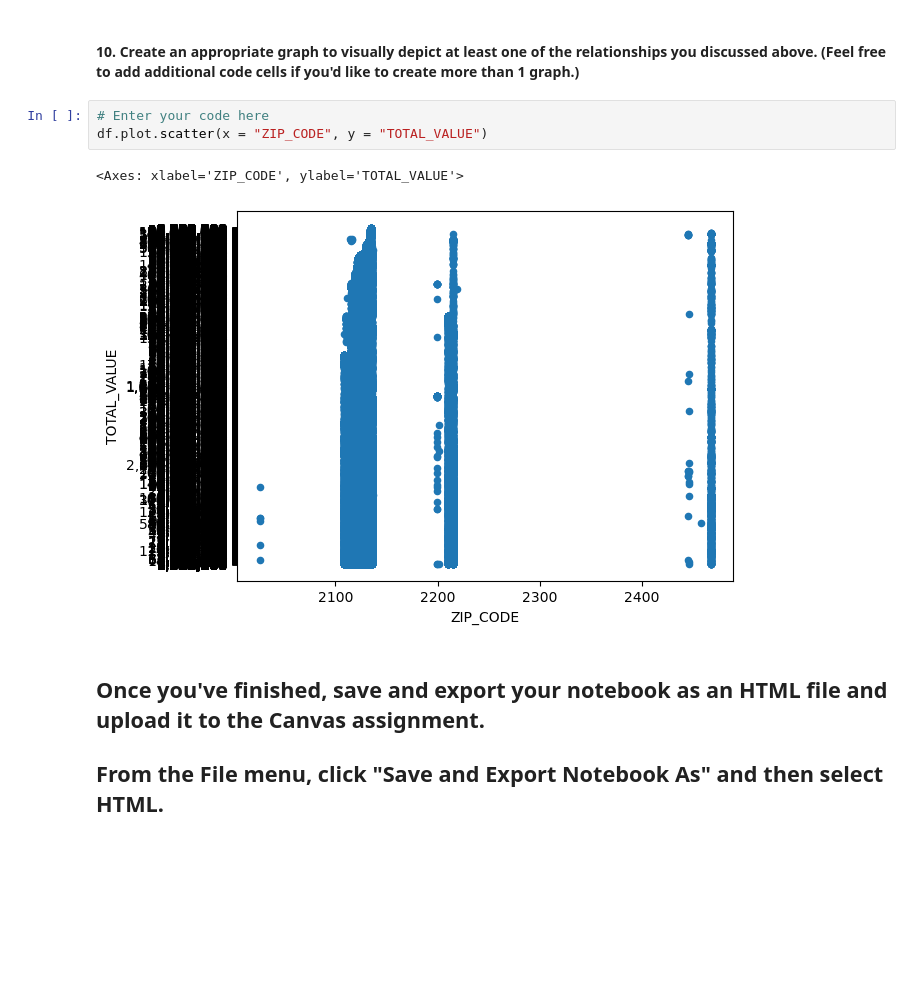
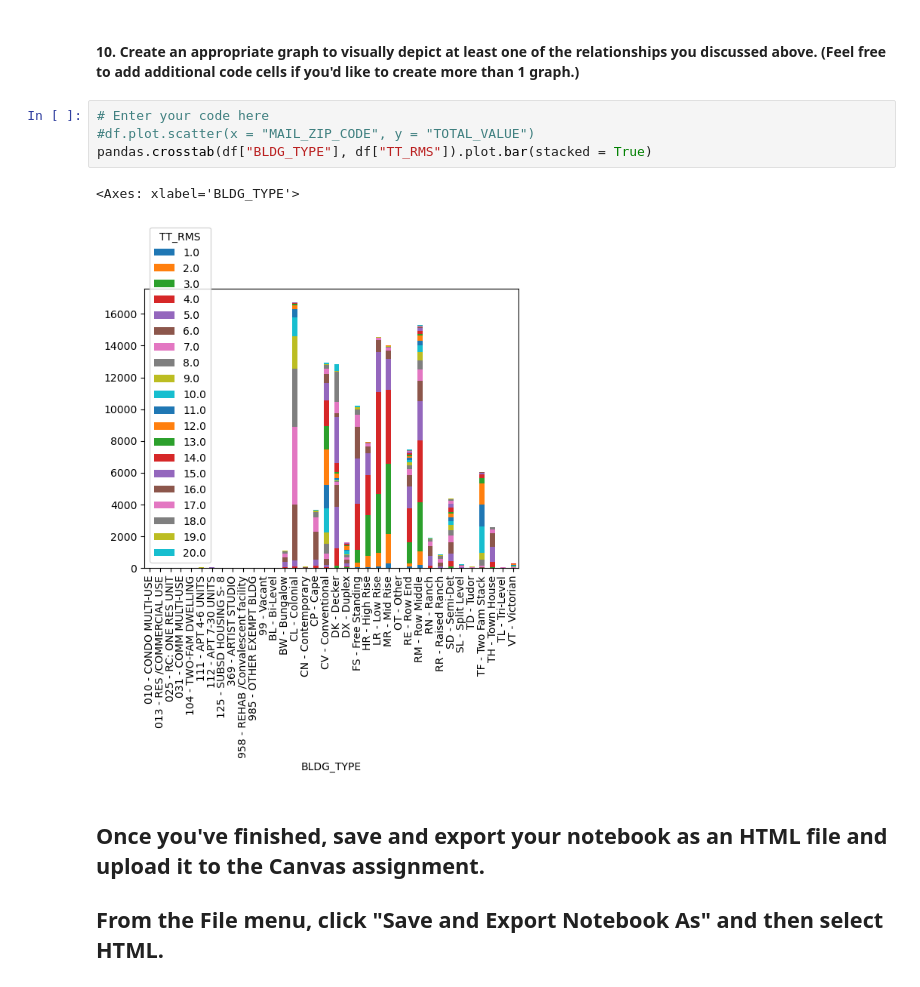
Before and after one commit to ryanfitzbc/DA3-online, a Jupyter notebook: CodingProject_Profiling.ipynb, the cells around one changed output. Saved outputs shown, nothing was run; the diff lists cells and outputs as text; blank space fills up the shorter version.

```diff
--- a/CodingProject_Profiling.ipynb
+++ b/CodingProject_Profiling.ipynb
@@ -246,10 +246,11 @@ I'm interested in exploring the drivers of valuation pricing. Is it possible to
 #### 10. Create an appropriate graph to visually depict at least one of the relationships you discussed above. (Feel free to add additional code cells if you'd like to create more than 1 graph.)
 # %%
 # Enter your code here
-df.plot.scatter(x = "ZIP_CODE", y = "TOTAL_VALUE")
+#df.plot.scatter(x = "MAIL_ZIP_CODE", y = "TOTAL_VALUE")
+pandas.crosstab(df["BLDG_TYPE"], df["TT_RMS"]).plot.bar(stacked = True)
 # %% [output]
-<Axes: xlabel='ZIP_CODE', ylabel='TOTAL_VALUE'>
+<Axes: xlabel='BLDG_TYPE'>
-[figure, old version]
+[figure, new version]
 # %% [markdown]
 ## Once you've finished, save and export your notebook as an HTML file and upload it to the Canvas assignment.
 
```
Also changed, not shown: 1 other file.
